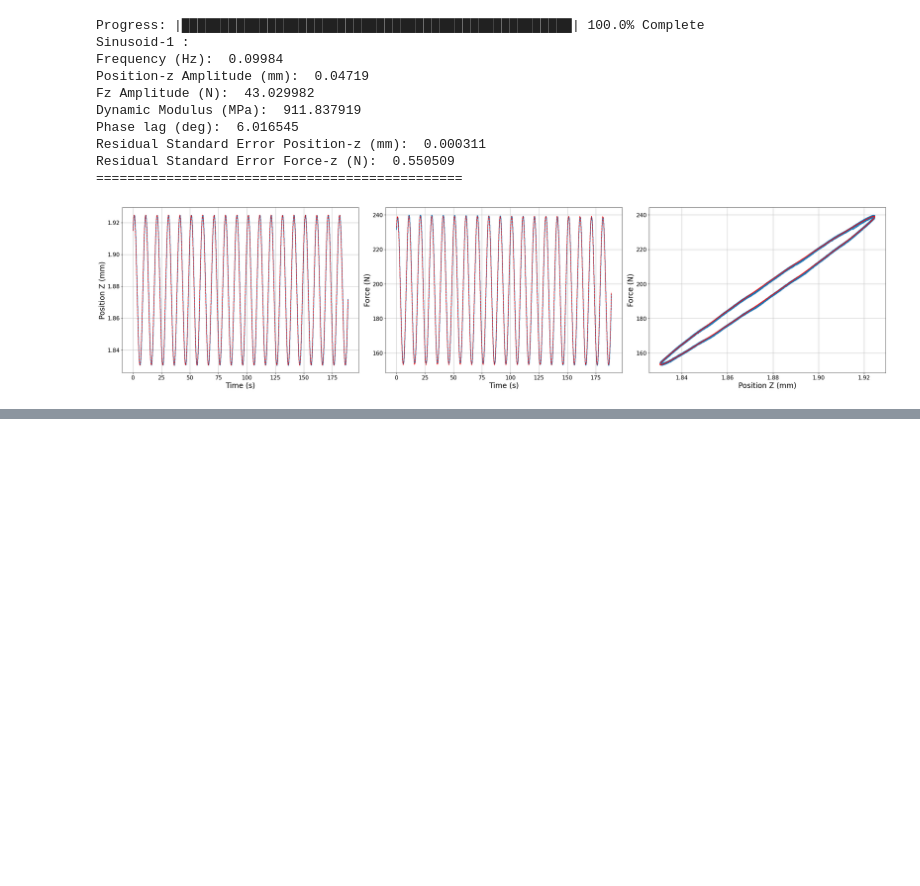
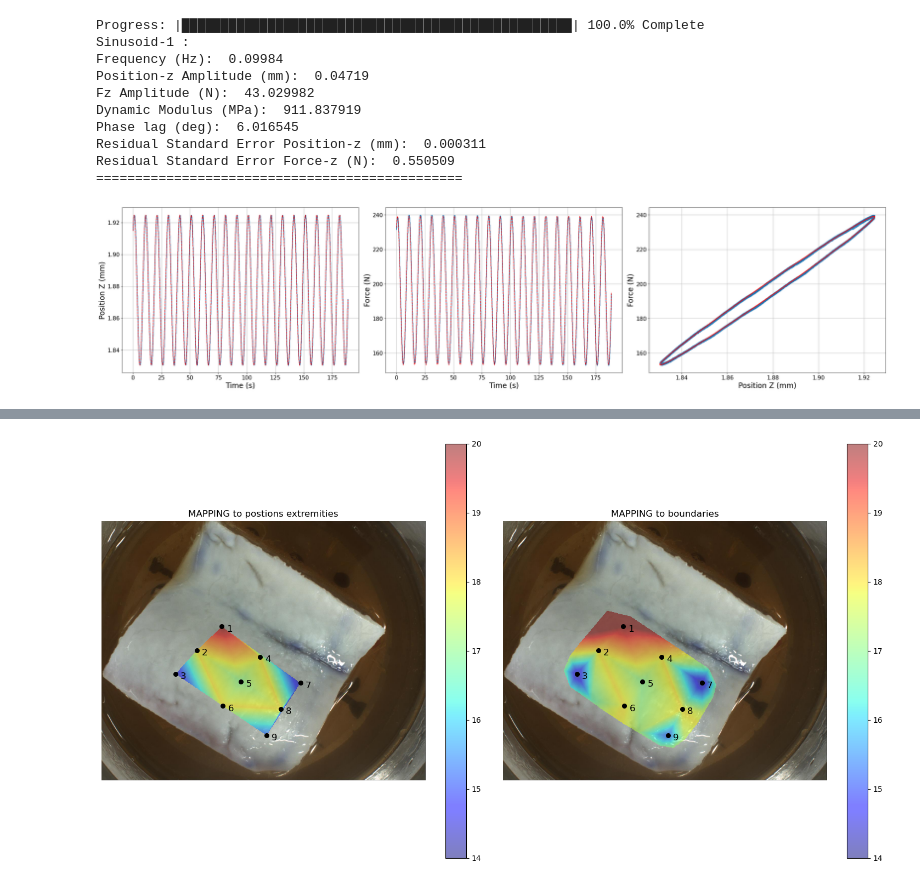
Before and after one commit to RenatoC322/Biomomentum-functions, a Jupyter notebook: examples/testing_notebook.ipynb, the cells around one changed output, grey strips where cells are left out. Drawn from its saved outputs; the diff is of its cells as text; code cells hidden in the pictures; blank space fills up the shorter version.

```diff
--- a/examples/testing_notebook.ipynb
+++ b/examples/testing_notebook.ipynb
@@ -210,0 +211,45 @@ pos_1_ID = surface_1["Position ID"]
+# %%
+# ANALYSIS MAP
+MAP_file = os.path.join(os.getcwd(), "MAP_data.map")
+subSurfaces = biomomentum.structures.get_subSurfaces(MAP_file, "QP_Mean") # Load map structures
+surface_1 = subSurfaces["QP"]
+pos_1 = np.array(surface_1["Position"])
+pos_1_ID = surface_1["Position ID"]
+QP = np.array(surface_1["QP_Mean"])
+boundary = np.array(surface_1["Bounds"])
+all_pos = np.vstack((pos_1, boundary))
+img_MAP = cv2.cvtColor(cv2.imread(subSurfaces["MAP-Info"]["Image directory"]), cv2.COLOR_BGR2RGB)
+
+# Interpolation no smoothing
+QP_2D, triangles, grid_X, grid_Y = biomomentum.utils.interpolateMAP(subSurfaces, False, False, 7, 'QP_Mean') # No boundaries
+QP_2D_bounds, triangles_bounds, grid_X_bounds, grid_Y_bounds = biomomentum.utils.interpolateMAP(subSurfaces, True, False, 7, 'QP_Mean') # Include boundaries
+vmin, vmax = np.min(QP), np.max(QP)
+
+# Smooth Interpolation
+QP_2D_sth, triangles_sth, grid_X_sth, grid_Y_sth = biomomentum.utils.interpolateMAP(subSurfaces, False, True, 10, 'QP_Mean') # No boundaries
+QP_2D_bounds_sth, triangles_bounds_sth, grid_X_bounds_sth, grid_Y_bounds_sth = biomomentum.utils.interpolateMAP(subSurfaces, True, True, 3, 'QP_Mean') # Include boundaries
+# %%
+# PLOTTING THE INTERPOLATION MAPS WITHOUT SMOOTHING
+fig = plt.figure(figsize=(15,8))
+axes1 = fig.add_subplot(121)
+axes1.imshow(img_MAP)
+pcm = axes1.pcolormesh(grid_X, grid_Y, QP_2D, shading='auto', cmap="jet", alpha = 0.5, vmin=vmin, vmax=vmax)
+axes1.scatter(pos_1[:,0].reshape(1,len(pos_1)), pos_1[:,1].reshape(1,len(pos_1)), color = "Black", s = 30)
+for i, txt in enumerate(pos_1_ID):
+    axes1.annotate(txt, (pos_1[i, 0], pos_1[i, 1]), (pos_1[i, 0] + 20, pos_1[i, 1] + 20), fontsize = 12)
+fig.colorbar(pcm, ax=axes1)
+axes1.set_title("MAPPING to postions extremities")
+axes1.axis('off')
+axes2 = fig.add_subplot(122)
+axes2.imshow(img_MAP)
+pcm = axes2.pcolormesh(grid_X_bounds, grid_Y_bounds, QP_2D_bounds, shading='auto', cmap="jet", alpha = 0.5, vmin=vmin, vmax=vmax)
+axes2.scatter(pos_1[:,0].reshape(1,len(pos_1)), pos_1[:,1].reshape(1,len(pos_1)), color = "Black", s = 30)
+for i, txt in enumerate(pos_1_ID):
+    axes2.annotate(txt, (pos_1[i, 0], pos_1[i, 1]), (pos_1[i, 0] + 20, pos_1[i, 1] + 20), fontsize = 12)
+fig.colorbar(pcm, ax=axes2)
+axes2.set_title("MAPPING to boundaries")
+axes2.axis('off')
+plt.tight_layout()
+plt.show()
+# %% [output]
+[figure, added]
```
Also changed, not shown: parts of 7 cells of this notebook, 1 other file.
